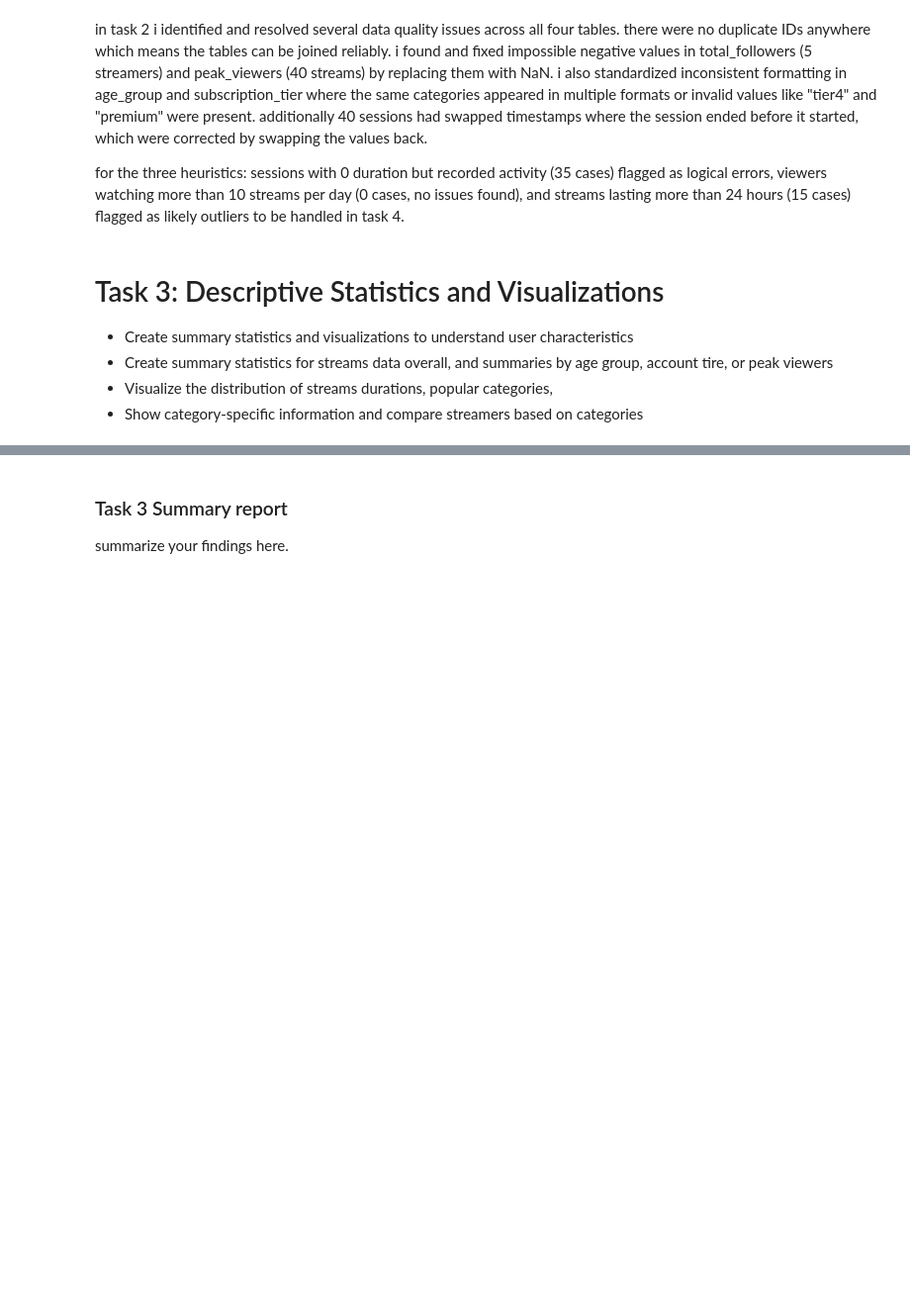
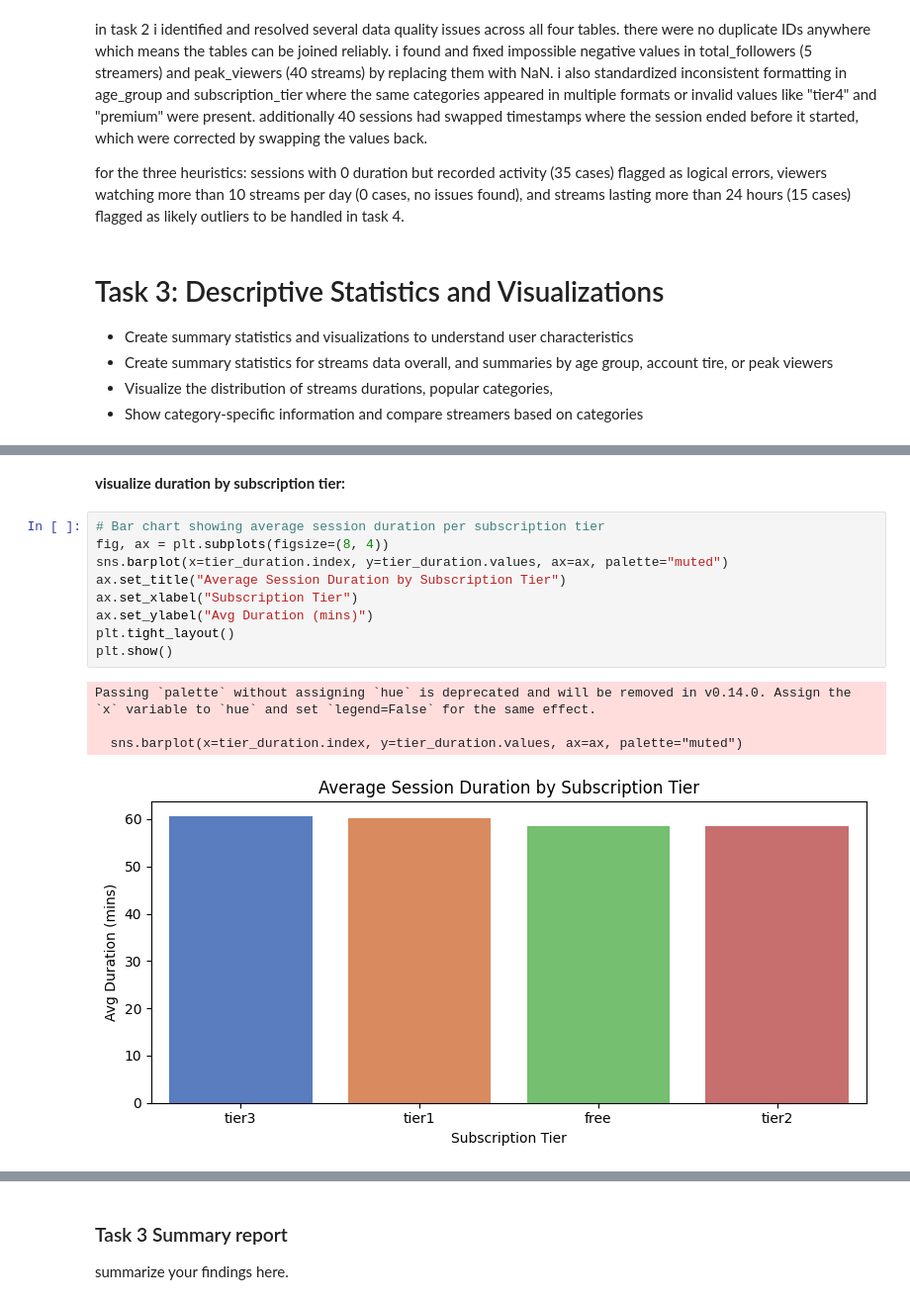
Before and after one commit to MSagri05/Assignment1-Exploratory-Data-Analysis, a Jupyter notebook: IAT461_Assignment01_Scaffold.ipynb, the cells around one changed output, grey strips where cells are left out. Shown at 99% size. Saved outputs shown, nothing was run; the diff lists cells and outputs as text; blank space fills up the shorter version.

```diff
--- a/IAT461_Assignment01_Scaffold.ipynb
+++ b/IAT461_Assignment01_Scaffold.ipynb
@@ -570,0 +646,16 @@ for the three heuristics: sessions with 0 duration but recorded activity (35 cas
+# %% [markdown]
+**visualize duration by subscription tier:**
+# %%
+# Bar chart showing average session duration per subscription tier
+fig, ax = plt.subplots(figsize=(8, 4))
+sns.barplot(x=tier_duration.index, y=tier_duration.values, ax=ax, palette="muted")
+ax.set_title("Average Session Duration by Subscription Tier")
+ax.set_xlabel("Subscription Tier")
+ax.set_ylabel("Avg Duration (mins)")
+plt.tight_layout()
+plt.show()
+# %% [output]
+Passing `palette` without assigning `hue` is deprecated and will be removed in v0.14.0. Assign the `x` variable to `hue` and set `legend=False` for the same effect.
+
+  sns.barplot(x=tier_duration.index, y=tier_duration.values, ax=ax, palette="muted")
+[figure, added]
```
Also changed, not shown: parts of 19 cells of this notebook.
